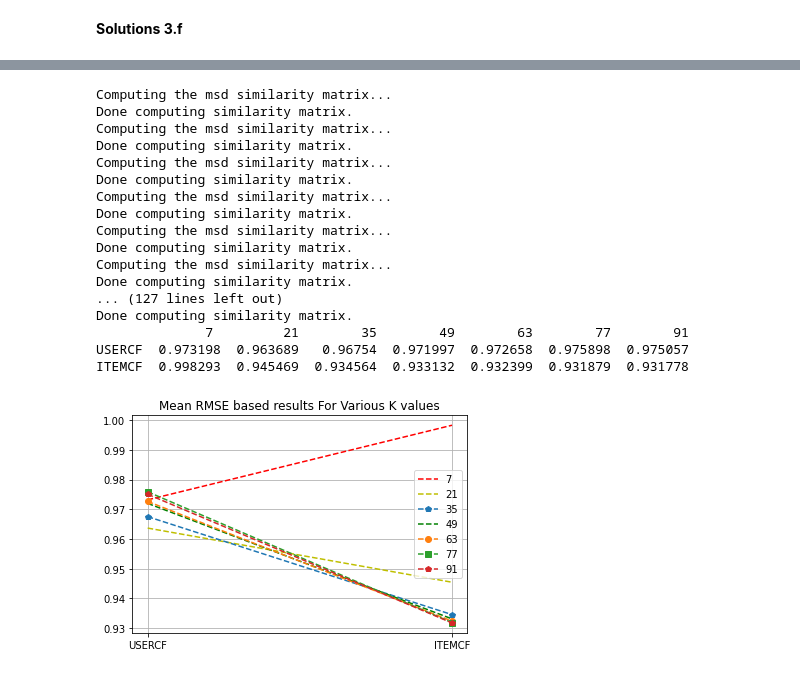
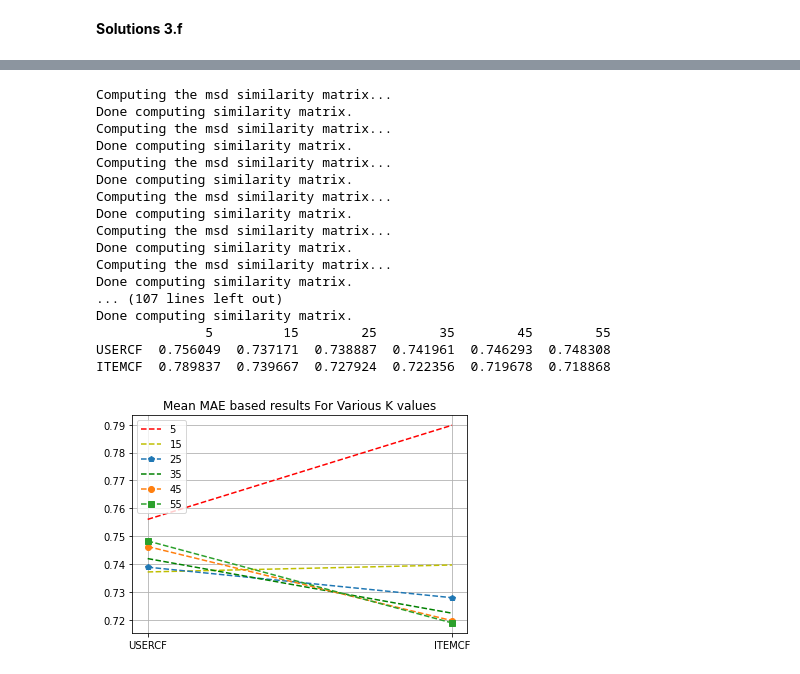
Before and after one commit to nitheesh1213/nitheesh1213-ML-taitanic-data-training-1, a Jupyter notebook: MovieDataset_HW5.ipynb, the cells around one changed output, grey strips where cells are left out. Cells and saved outputs as stored; diff of their text form; code cells hidden in the pictures.

```diff
--- a/MovieDataset_HW5.ipynb
+++ b/MovieDataset_HW5.ipynb
@@ -247,57 +247,55 @@ ITEMCF  0.931821  0.936616  0.941194  0.943094  0.944926  0.945598  0.945388
 # %%
-
 from surprise import KNNBasic
 similarity1 = {
     "name": "msd",
     "user_based": True,
 }
 similarity2 = {
     "name": "msd",
     "user_based": False,
 }
-K_column2 = []
-for i in range(7):
-    K = 7*(i+1+i);
-    K_column2.append(K)
-K2_df = pd.DataFrame(columns = K_column2, index = rs)
-for K in K_column2:
+K_df = pd.DataFrame(index = rs)
+K_column = []
+for i in range(6):
+    K = 5*(i+1+i);
+    K_column.append(K)
+K_df = pd.DataFrame(columns = K_column, index = rs)
+for K in K_column:
     Krs = cross_validate(KNNBasic(k = K, sim_options = similarity1), data, measures=['RMSE','MAE'], cv=5)
-    K2_df.loc["USERCF"][K] = Krs['test_rmse'].mean()
-for K in K_column2:
+    K_df.loc["USERCF"][K] = Krs['test_mae'].mean()
+for K in K_column:
     Krs = cross_validate(KNNBasic(k = K, sim_options = similarity2), data, measures=['RMSE','MAE'], cv=5)
-    K2_df.loc["ITEMCF"][K] = Krs['test_rmse'].mean()
-print(K2_df)
+    K_df.loc["ITEMCF"][K] = Krs['test_mae'].mean()
+print(K_df)
+plt.figure()
+count =0
+for K in K_column:
+    colour = ['r','y','p','g','o','s','p']
+    prop = '--'+(colour[count%7])
+    count = count +1
+    plt.plot([0,1],K_df[K],prop, label = K)
+
+plt.xticks([0,1],rs)
+plt.title("Mean MAE based results For Various K values")
+plt.legend()
+plt.grid()
+plt.show()
 # %% [output]
 Computing the msd similarity matrix...
 Done computing similarity matrix.
 Computing the msd similarity matrix...
 Done computing similarity matrix.
 Computing the msd similarity matrix...
 Done computing similarity matrix.
 Computing the msd similarity matrix...
 Done computing similarity matrix.
 Computing the msd similarity matrix...
 Done computing similarity matrix.
 Computing the msd similarity matrix...
 Done computing similarity matrix.
-... (127 lines left out)
+... (107 lines left out)
 Done computing similarity matrix.
-              7         21        35        49        63        77        91
-USERCF  0.973198  0.963689   0.96754  0.971997  0.972658  0.975898  0.975057
-ITEMCF  0.998293  0.945469  0.934564  0.933132  0.932399  0.931879  0.931778
+              5         15        25        35        45        55
+USERCF  0.756049  0.737171  0.738887  0.741961  0.746293  0.748308
+ITEMCF  0.789837  0.739667  0.727924  0.722356  0.719678  0.718868
+[figure, added]
-# %%
-plt.figure()
-count =0
-for K in K_column2:
-    colour = ['r','y','p','g','o','s','p']
-    prop = '--'+(colour[count%7])
-    count = count +1
-    plt.plot([0,1],K2_df[K],prop, label = K)
-
-plt.xticks([0,1],rs)
-plt.title("Mean RMSE based results For Various K values")
-plt.legend()
-plt.grid()
-plt.show()
-# %% [output]
-[figure, removed]
```
Also changed, not shown: parts of 1 cell of this notebook.
